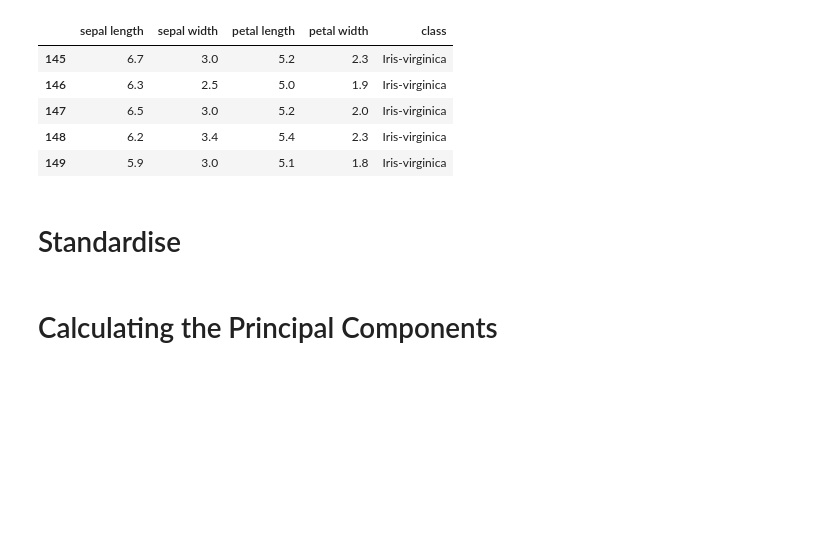
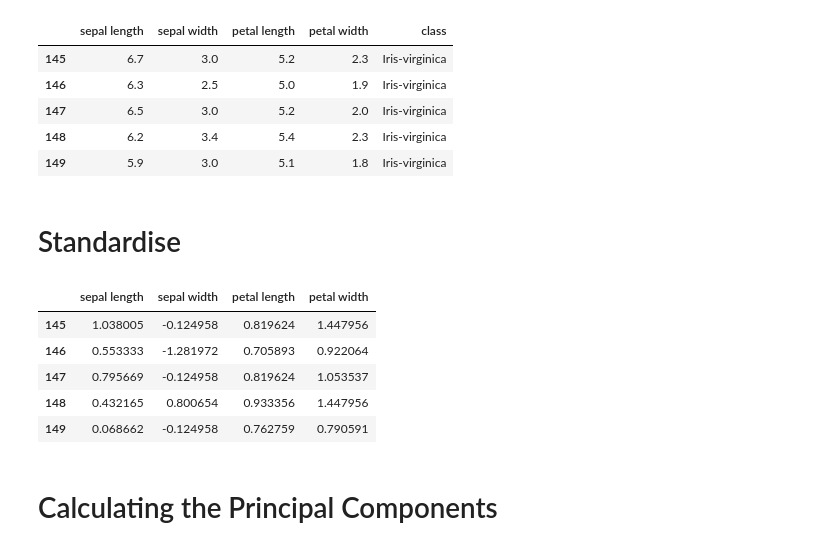
Before and after one commit to FlamingLlama/PCA_Essay_Iris, a Jupyter notebook: PCA_Iris.ipynb, the cells around one changed output. Cells and saved outputs as stored; diff of their text form; code cells hidden in the pictures; blank space fills up the shorter version.

```diff
--- a/PCA_Iris.ipynb
+++ b/PCA_Iris.ipynb
@@ -38,6 +38,15 @@ y = df.iloc[:,4].values
 # fits data onto an unit scale (mean=0, variance=1)
 
 X_std = StandardScaler().fit_transform(X)
+# %%
+pd.DataFrame(data = X_std, columns = ['sepal length', 'sepal width', 'petal length', 'petal width']).tail()
+# %% [output]
+|  | sepal length | sepal width | petal length | petal width |
+| 145 | 1.038005 | -0.124958 | 0.819624 | 1.447956 |
+| 146 | 0.553333 | -1.281972 | 0.705893 | 0.922064 |
+| 147 | 0.795669 | -0.124958 | 0.819624 | 1.053537 |
+| 148 | 0.432165 | 0.800654 | 0.933356 | 1.447956 |
+| 149 | 0.068662 | -0.124958 | 0.762759 | 0.790591 |
 # %% [markdown]
 # Calculating the Principal Components
 # %% [markdown]
```
Also changed, not shown: parts of 17 cells of this notebook.
